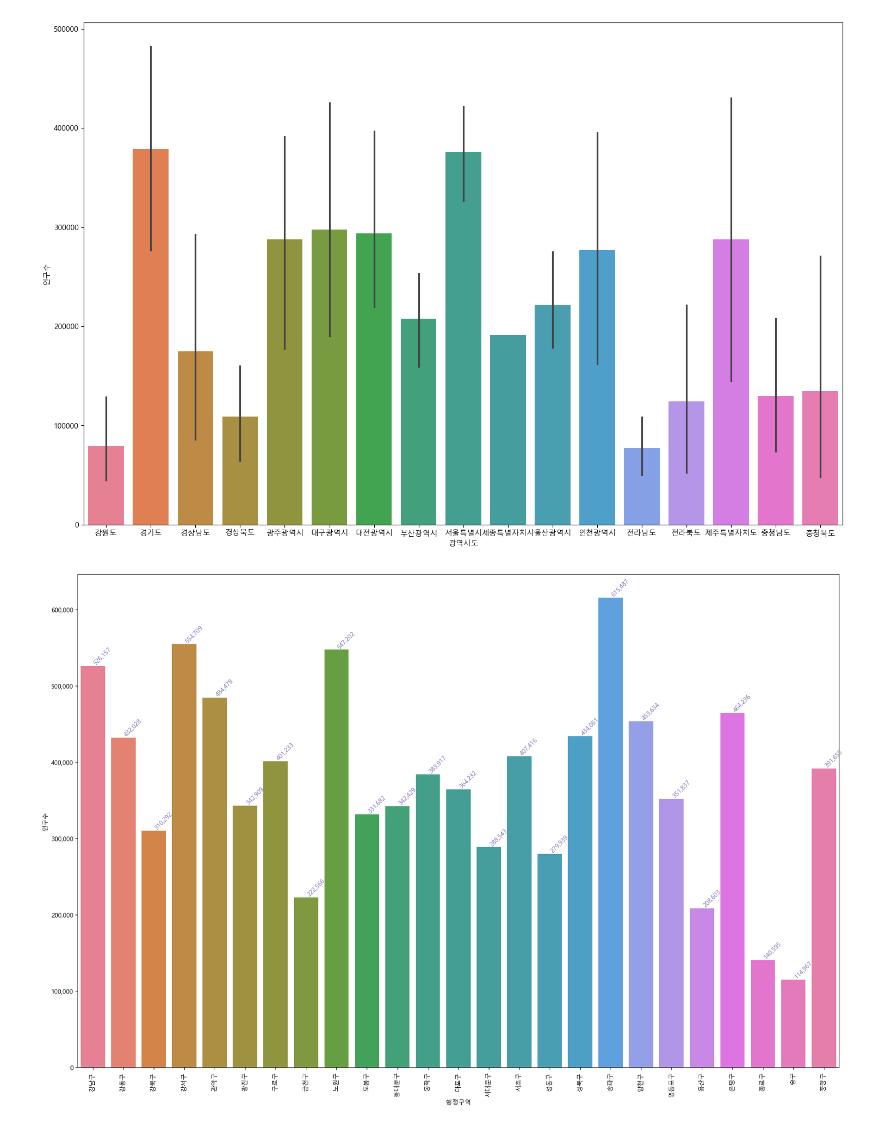
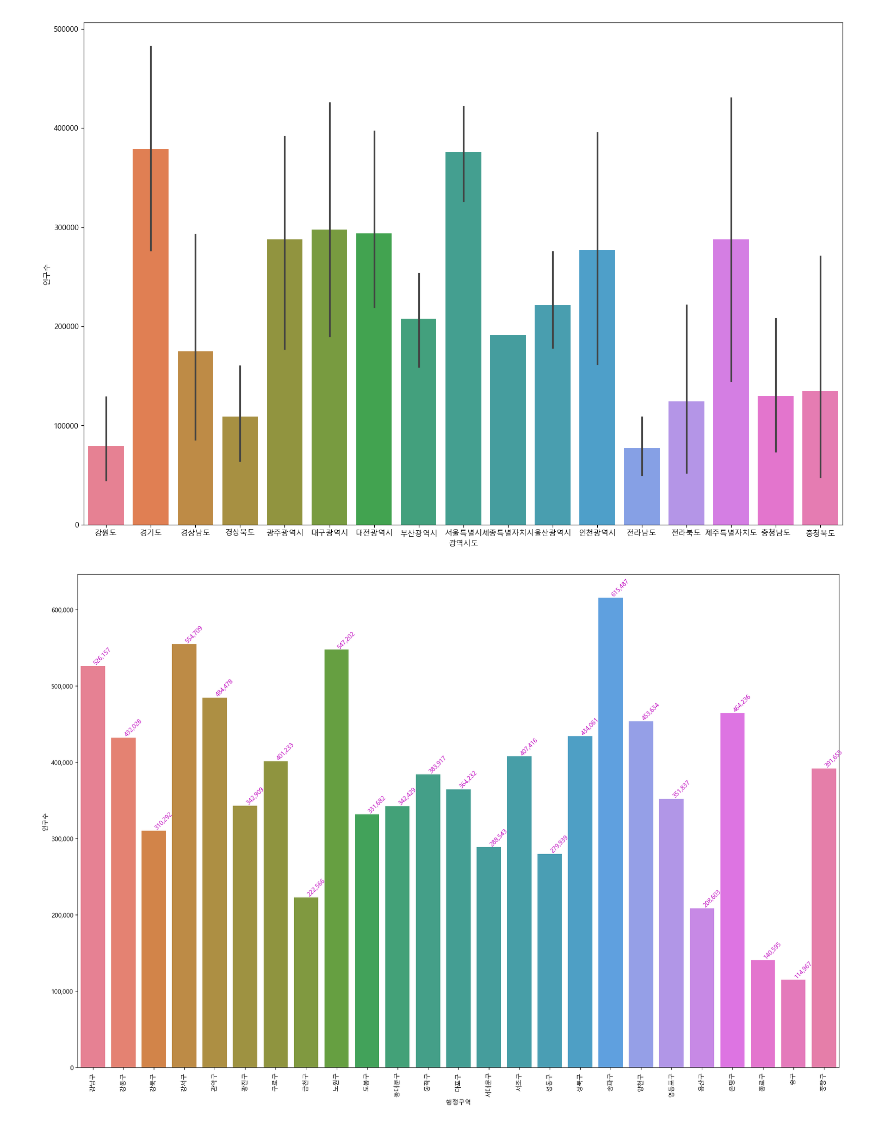
Before and after one commit to qwer9679/Python_Webscraping_Analysis, a Jupyter notebook: 03.행정구역정보_분석과시각화.ipynb, the cells around one changed output. Saved outputs shown, nothing was run; the diff lists cells and outputs as text; code cells hidden in the pictures.

```diff
--- a/03.행정구역정보_분석과시각화.ipynb
+++ b/03.행정구역정보_분석과시각화.ipynb
@@ -508,6 +531,7 @@ data.columns
 Index(['Unnamed: 0', '인구수', 'shortName', 'x', 'y', '면적', '광역시도', '행정구역'], dtype='object')
 # %%
 # 'Unnamed: 0' 컬럼명을 'seq' 로 변경한다. 원본 객체는 변경되지 않고 변경된 결과만 출력함
+data.rename(columns={'Unnamed: 0':'seq'}, inplace=False)
 # %% [output]
 |  | seq | 인구수 | shortName | x | y | 면적 | 광역시도 | 행정구역 |
 | 0 | 0 | 202520 | 강릉 | 11 | 4 | 1040.07 | 강원도 | 강릉시 |
@@ -524,4 +548,6 @@ Index(['Unnamed: 0', '인구수', 'shortName', 'x', 'y', '면적', '광역시도
 229 rows × 8 columns
 # %%
 #원본 객체가 변경되고 변경된 결과는 출력하지 않는다.
+data.rename(columns={'Unnamed: 0':'seq'}, inplace=True)
+print(data.columns)
 # %% [output]
@@ -529,3 +555,4 @@ Index(['seq', '인구수', 'shortName', 'x', 'y', '면적', '광역시도', '행
 # %%
-# seq 컬럼을 인덱스로 변경한다 ( 원본 객체가 변경됨 )
+# seq 컬럼을 인덱스로 변경한다 set_index() 함수 사용, inplace 속성이 동일하게 적용됨
+data.set_index('seq',inplace=True)
 # %%
@@ -827,4 +890,6 @@ Malgun Gothic
 * 비교) Axis는 X 축, Y축
 * seaborn의 barplot() 함수(막대그래프) 사용
 # %%
+seoul_df = data.loc[data['광역시도'] == '서울특별시',['행정구역','인구수','면적']].reset_index(drop=True)
+seoul_df
 # %% [output]
@@ -859,18 +956,18 @@ show_pop_area('경기도')
 # %% [output]
 [figure]
 # %%
-# figure, ax1 = plt.subplots(nrows=1, ncols=1)
-# figure.set_size_inches(18,12)
-# sns.barplot(data=seoul_df, x="행정구역", y="인구수", ax=ax1,hue='행정구역')
+figure, ax1 = plt.subplots(nrows=1, ncols=1)
+figure.set_size_inches(18,12)
+sns.barplot(data=seoul_df, x="행정구역", y="인구수", ax=ax1,hue='행정구역')
 
 #y축의 label값에 ,(콤마) 출력하기
-# ax1.get_yaxis().set_major_formatter(plt.FuncFormatter(lambda x, loc: "{:,}".format(int(x))))
+ax1.get_yaxis().set_major_formatter(plt.FuncFormatter(lambda x, loc: "{:,}".format(int(x))))
 
 
-# for item in ax1.get_xticklabels():
-#     item.set_rotation(90)
-# for i, v in enumerate(seoul_df["인구수"].items()):
-#     ax1.text(i ,v[1], "{:,}".format(v[1]), color='m', va ='bottom', rotation=45)
-# plt.tight_layout()
+for item in ax1.get_xticklabels():
+    item.set_rotation(90)
+for i, v in enumerate(seoul_df["인구수"].items()):
+    ax1.text(i ,v[1], "{:,}".format(v[1]), color='m', va ='bottom', rotation=45)
+plt.tight_layout()
 # %% [output]
-[figure, old version]
+[figure, new version]
```
Also changed, not shown: parts of 41 cells of this notebook, 8 other files.
